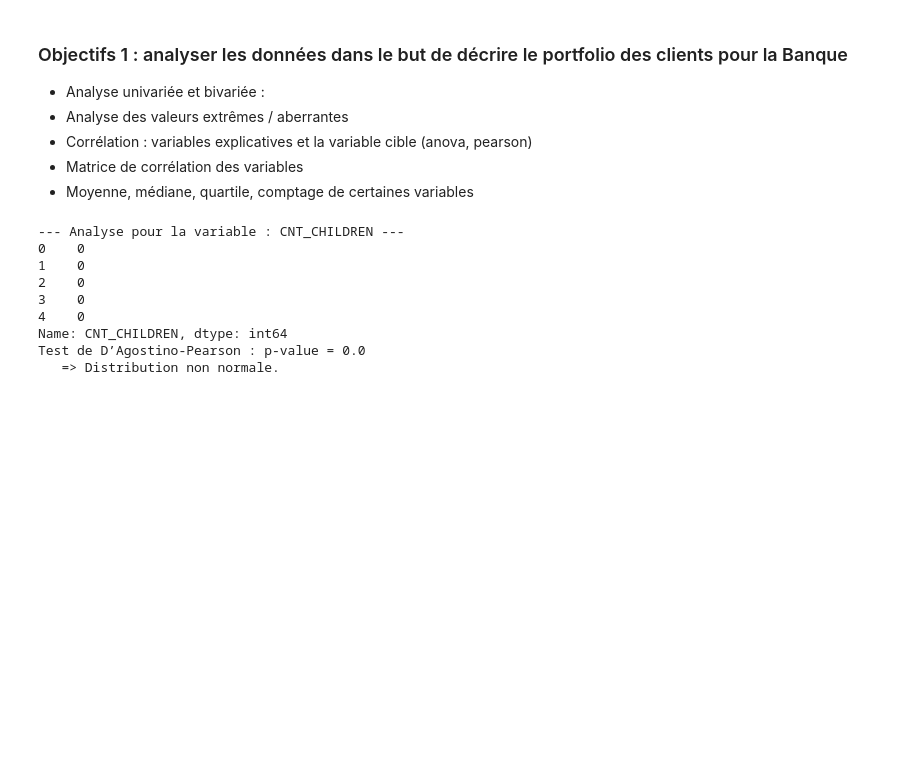
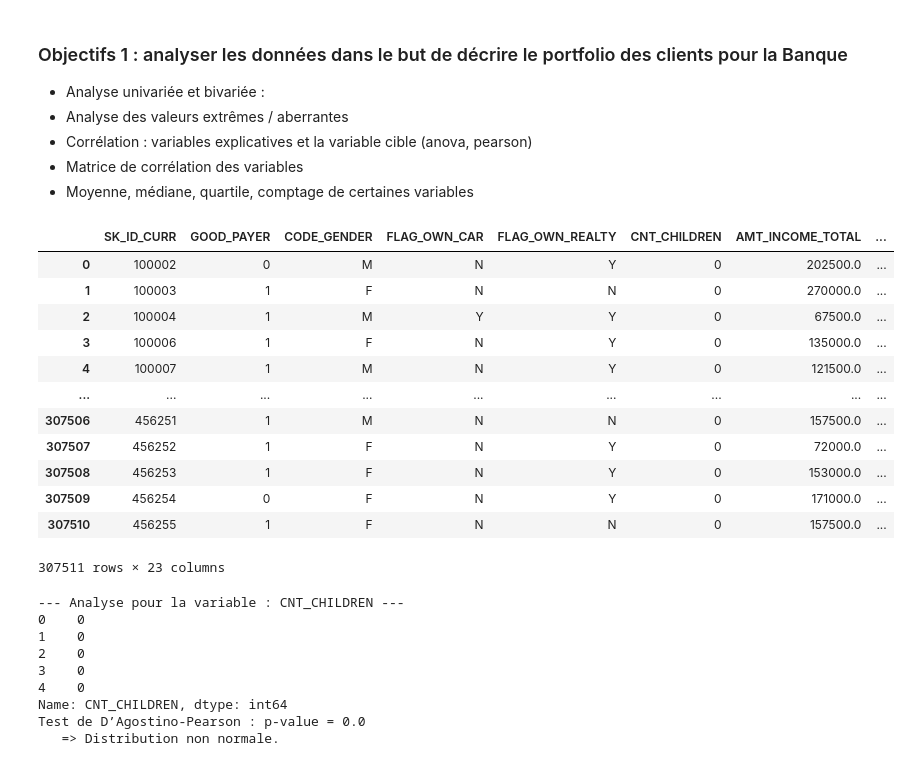
Before and after one commit to santinucomiti/scoring_project, a Jupyter notebook: notebooks/analyse_descritpive.ipynb, the cells around one changed output. Cells and saved outputs as stored; diff of their text form; code cells hidden in the pictures; blank space fills up the shorter version.

```diff
--- a/notebooks/analyse_descritpive.ipynb
+++ b/notebooks/analyse_descritpive.ipynb
@@ -35,4 +35,35 @@ dans l’année précédente
 - Corrélation : variables explicatives et la variable cible (anova, pearson)
 - Matrice de corrélation des variables
 - Moyenne, médiane, quartile, comptage de certaines variables
+# %%
+import pandas as pd
+import os
+import numpy as np
+import matplotlib.pyplot as plt
+from scipy.stats import shapiro
+from scipy.stats import normaltest
+
+# Obtenir le répertoire courant
+script_dir = os.getcwd()
+
+# Construire le chemin relatif
+relative_path = os.path.join(script_dir, '../ressources_prof/client_credit_granting.csv')
+
+# Charger les données
+df = pd.read_csv(relative_path)
+df
+# %% [output]
+|  | SK_ID_CURR | GOOD_PAYER | CODE_GENDER | FLAG_OWN_CAR | FLAG_OWN_REALTY | CNT_CHILDREN | AMT_INCOME_TOTAL | ... |
+| 0 | 100002 | 0 | M | N | Y | 0 | 202500.0 | ... |
+| 1 | 100003 | 1 | F | N | N | 0 | 270000.0 | ... |
+| 2 | 100004 | 1 | M | Y | Y | 0 | 67500.0 | ... |
+| 3 | 100006 | 1 | F | N | Y | 0 | 135000.0 | ... |
+| 4 | 100007 | 1 | M | N | Y | 0 | 121500.0 | ... |
+| ... | ... | ... | ... | ... | ... | ... | ... | ... |
+| 307506 | 456251 | 1 | M | N | N | 0 | 157500.0 | ... |
+| 307507 | 456252 | 1 | F | N | Y | 0 | 72000.0 | ... |
+| 307508 | 456253 | 1 | F | N | Y | 0 | 153000.0 | ... |
+| 307509 | 456254 | 0 | F | N | Y | 0 | 171000.0 | ... |
+| 307510 | 456255 | 1 | F | N | N | 0 | 157500.0 | ... |
+307511 rows × 23 columns
 # %%
```
Also changed, not shown: parts of 7 cells of this notebook, 1 other file.
